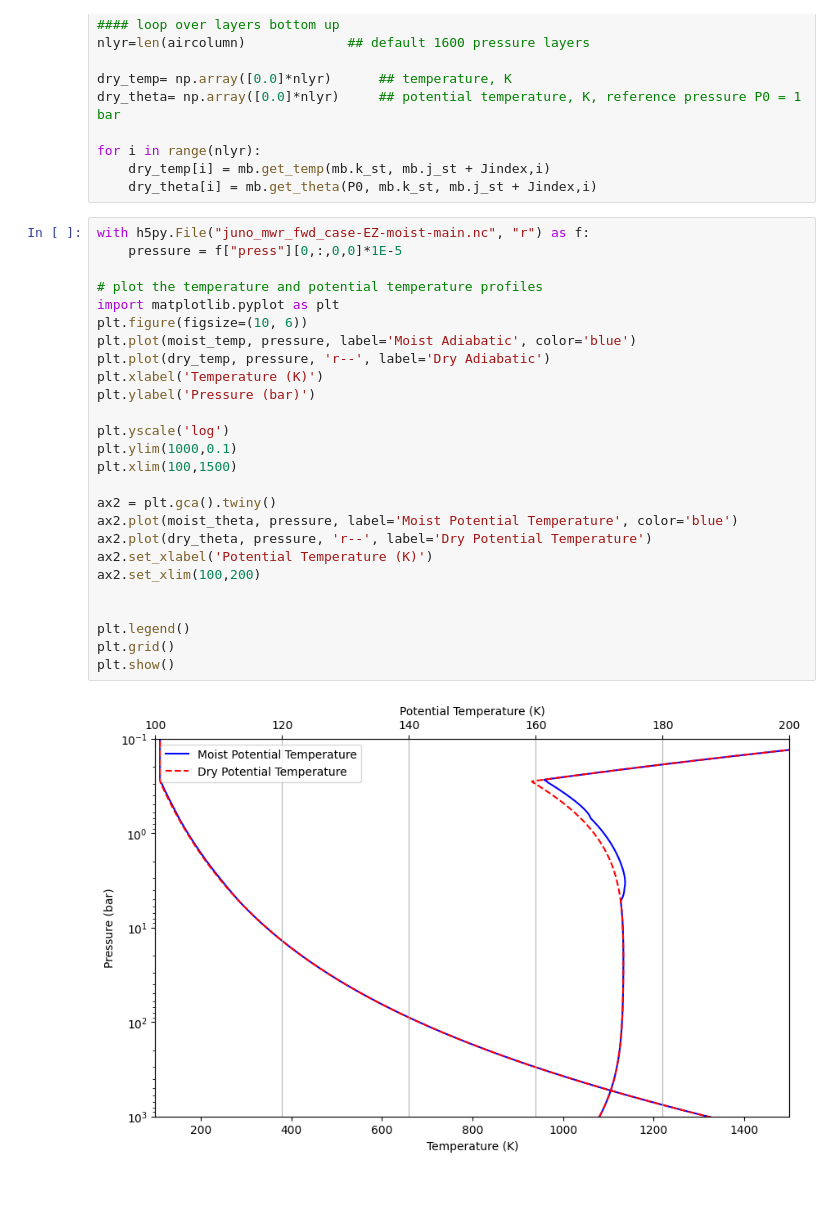
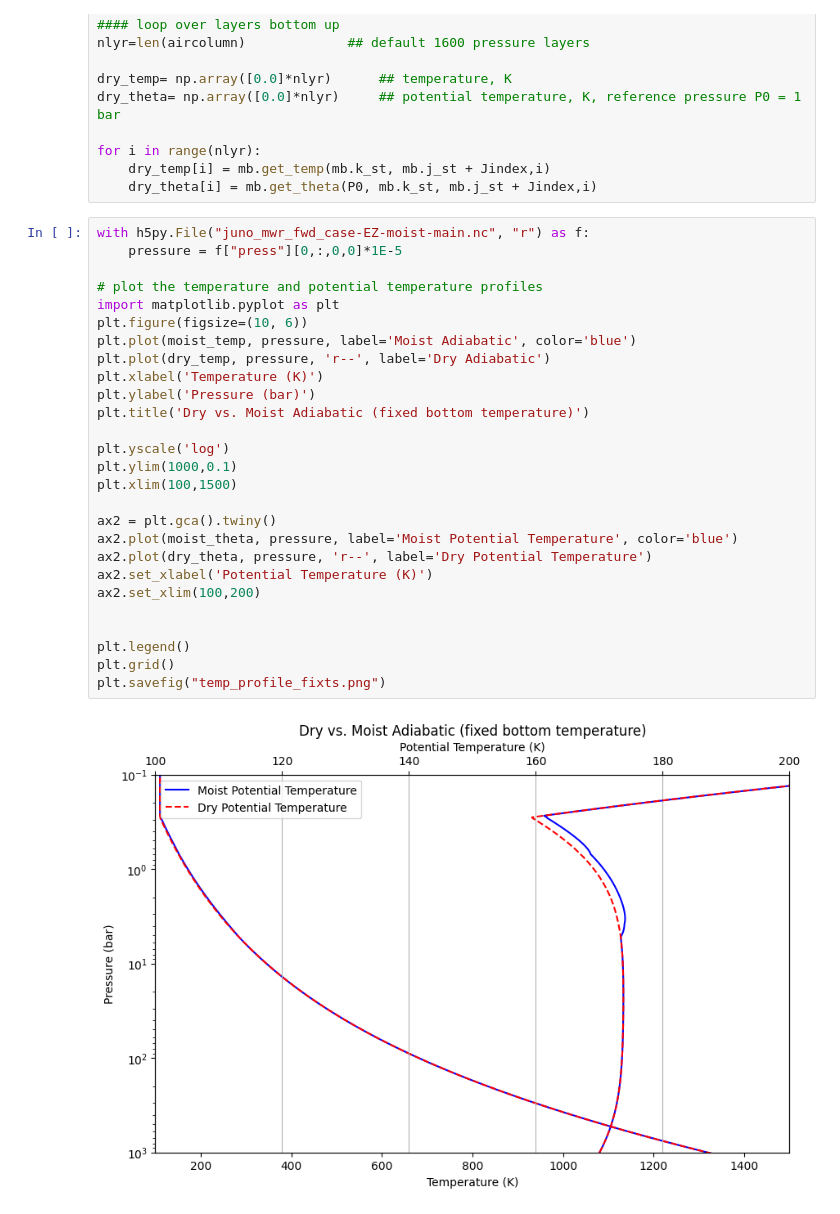
Before and after one commit to jihenghu/canoe, a Jupyter notebook: examples/2024-JHu-juno-mwr/demo_juno_mwr_fwd_EZ_fix_Ts.ipynb, the cells around one changed output. Drawn from its saved outputs; the diff is of its cells as text.

```diff
--- a/examples/2024-JHu-juno-mwr/demo_juno_mwr_fwd_EZ_fix_Ts.ipynb
+++ b/examples/2024-JHu-juno-mwr/demo_juno_mwr_fwd_EZ_fix_Ts.ipynb
@@ -162,31 +162,32 @@ for i in range(nlyr):
 # %%
 with h5py.File("juno_mwr_fwd_case-EZ-moist-main.nc", "r") as f:
     pressure = f["press"][0,:,0,0]*1E-5
 
 # plot the temperature and potential temperature profiles
 import matplotlib.pyplot as plt
 plt.figure(figsize=(10, 6))
 plt.plot(moist_temp, pressure, label='Moist Adiabatic', color='blue')
 plt.plot(dry_temp, pressure, 'r--', label='Dry Adiabatic')
 plt.xlabel('Temperature (K)')
 plt.ylabel('Pressure (bar)')
+plt.title('Dry vs. Moist Adiabatic (fixed bottom temperature)')
 
 plt.yscale('log')
 plt.ylim(1000,0.1)
 plt.xlim(100,1500)
 
 ax2 = plt.gca().twiny()
 ax2.plot(moist_theta, pressure, label='Moist Potential Temperature', color='blue')
 ax2.plot(dry_theta, pressure, 'r--', label='Dry Potential Temperature')
 ax2.set_xlabel('Potential Temperature (K)')
 ax2.set_xlim(100,200)
 
 
 plt.legend()
 plt.grid()
-plt.show()
+plt.savefig("temp_profile_fixts.png")
 # %% [output]
-[figure, old version]
+[figure, new version]
 # %%
 # get radance obj
 rad = mb.get_rad()
```
Also changed, not shown: parts of 1 cell of this notebook, 8 other files.
